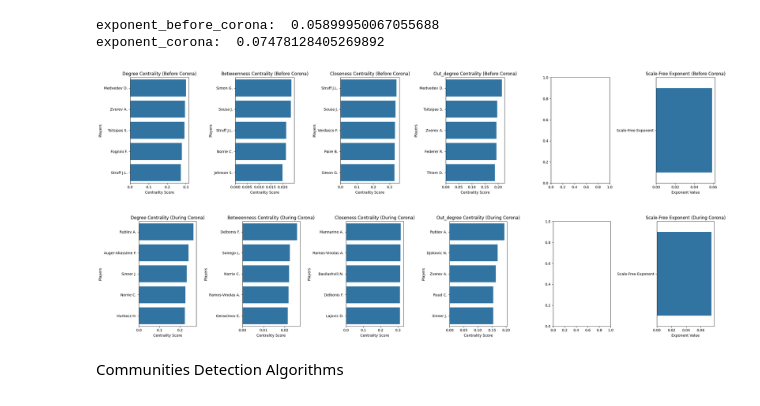
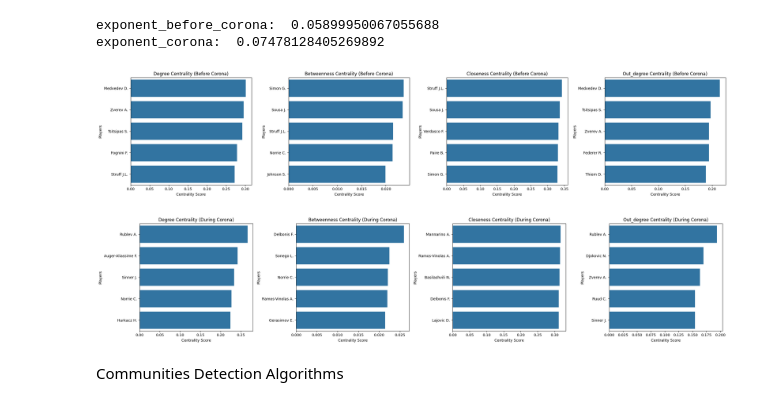
Before and after one commit to CSgroup13/Graph_Algo, a Jupyter notebook: Graph_Algo_Project.ipynb, the cells around one changed output. Cells and saved outputs as stored; diff of their text form; code cells hidden in the pictures.

Commit message:
change plot

```diff
--- a/Graph_Algo_Project.ipynb
+++ b/Graph_Algo_Project.ipynb
@@ -290,43 +290,27 @@ def identify_central_nodes(centrality_measures):
 central_nodes_before_corona = identify_central_nodes(centrality_measures_before_corona)
 central_nodes_corona = identify_central_nodes(centrality_measures_corona)
 # %%
-def plot_centrality_measures(central_nodes, additional_metrics, period):
-    centrality_types = list(central_nodes.keys()) + ['small_world_coeff', 'scale_free_exponent']
+def plot_centrality_measures(central_nodes, period):
+    centrality_types = ['degree', 'betweenness', 'closeness', 'out_degree']
     fig, axes = plt.subplots(1, len(centrality_types), figsize=(24, 5))
 
-    for i, centrality in enumerate(centrality_types[:-2]):
+    for i, centrality in enumerate(centrality_types):
         nodes, values = zip(*central_nodes[centrality])
         sns.barplot(x=list(values), y=list(nodes), ax=axes[i])
         axes[i].set_title(f'{centrality.capitalize()} Centrality ({period})')
         axes[i].set_xlabel('Centrality Score')
         axes[i].set_ylabel('Players')
 
-    # # Plotting Small World Coefficient
-    # sns.barplot(x=[additional_metrics['small_world_coeff']], y=['Small World Coefficient'], ax=axes[-2])
-    # axes[-2].set_title(f'Small World Coefficient ({period})')
-    # axes[-2].set_xlabel('Coefficient Value')
-    # axes[-2].set_ylabel('')
-
-    # Plotting Scale-Free Exponent
-    sns.barplot(x=[additional_metrics['scale_free_exponent']], y=['Scale-Free Exponent'], ax=axes[-1])
-    axes[-1].set_title(f'Scale-Free Exponent ({period})')
-    axes[-1].set_xlabel('Exponent Value')
-    axes[-1].set_ylabel('')
-
     plt.tight_layout()
     plt.show()
 # %%
-additional_metrics_before_corona={}
-additional_metrics_before_corona['scale_free_exponent']=exponent_before_corona
-plot_centrality_measures(central_nodes_before_corona, additional_metrics_before_corona, 'Before Corona')
+plot_centrality_measures(central_nodes_before_corona, 'Before Corona')
 # %% [output]
-[figure, old version]
+[figure, new version]
 # %%
-additional_metrics_corona={}
-additional_metrics_corona['scale_free_exponent']=exponent_corona
-plot_centrality_measures(central_nodes_corona, additional_metrics_corona, 'During Corona')
+plot_centrality_measures(central_nodes_corona, 'During Corona')
 # %% [output]
-[figure, old version]
+[figure, new version]
 # %% [markdown]
 Communities Detection Algorithms
 # %%
```
